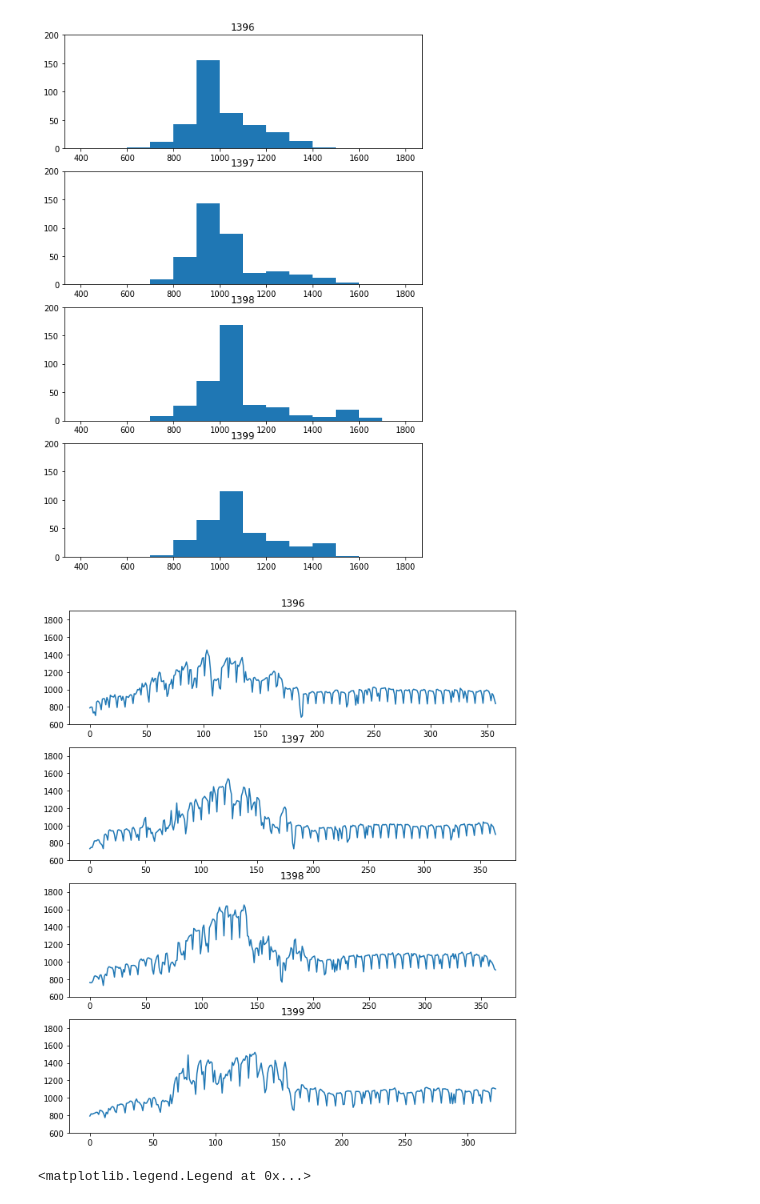
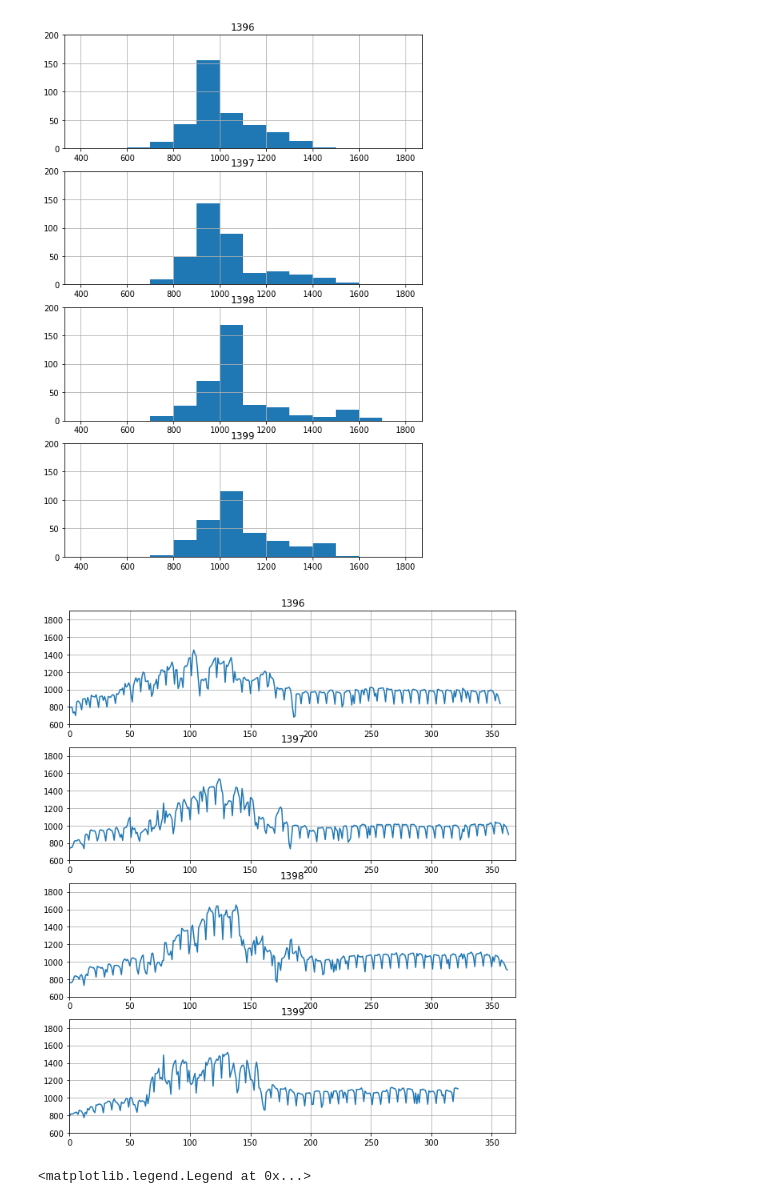
Before and after one commit to barazesh/PythonPractise, a Jupyter notebook: meedcData.ipynb, the cells around one changed output. Drawn from its saved outputs; the diff is of its cells as text; code cells hidden in the pictures.

```diff
--- a/meedcData.ipynb
+++ b/meedcData.ipynb
@@ -24,17 +24,20 @@ for i,y in enumerate(years):
     ax[i].hist(complete_data[y].PeakLoad,bins=list(range(400,1900,100)))
     ax[i].set_title(y)
     ax[i].set_ylim(0,200)
+    ax[i].grid()
 # %% [output]
-[figure, old version]
+[figure, new version]
 # %%
 fig,ax =plt.subplots(len(years),1)
 fig.set_size_inches(10,3*len(years))
 for i,y in enumerate(years):
     ax[i].plot(complete_data[y].PeakLoad)
     ax[i].set_title(y)
     ax[i].set_ylim(600,1900)
+    ax[i].set_xlim(0,370)
+    ax[i].grid()
 # %% [output]
-[figure, old version]
+[figure, new version]
 # %%
 plt.figure(figsize=(25,5))
 for y in years:
```
Also changed, not shown: parts of 1 cell of this notebook, 6 other files.
